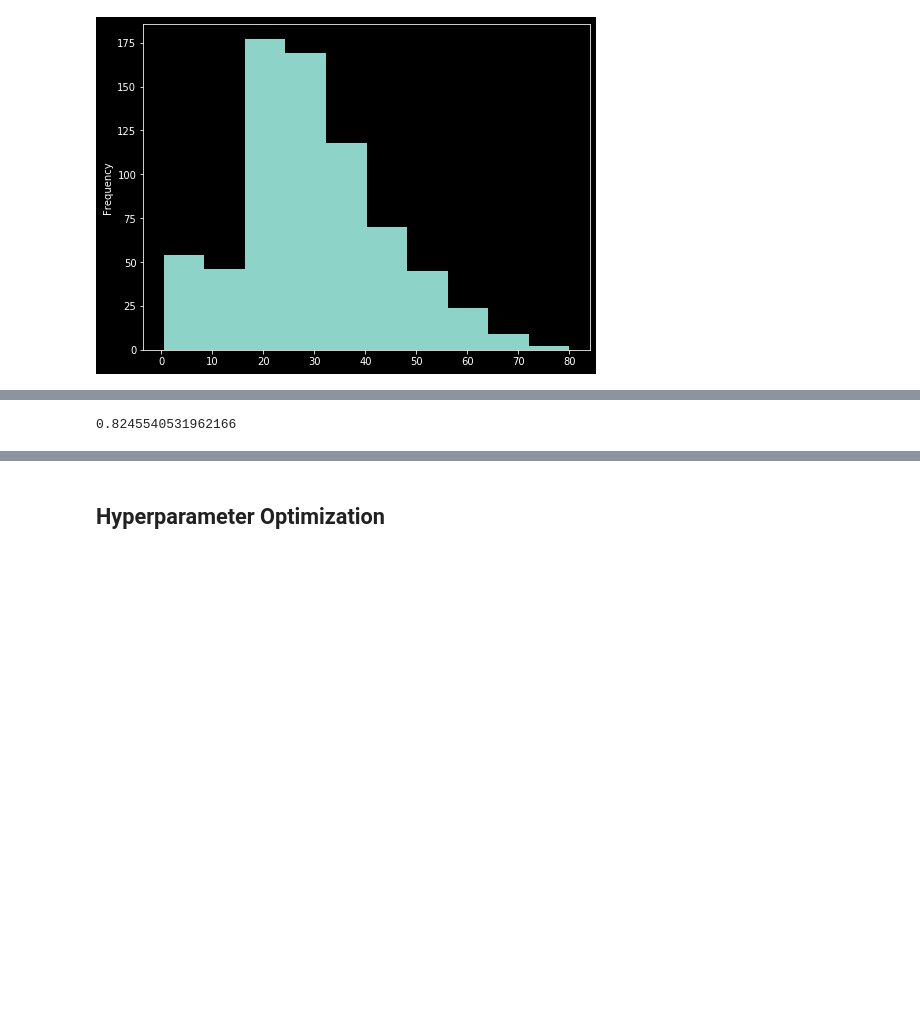
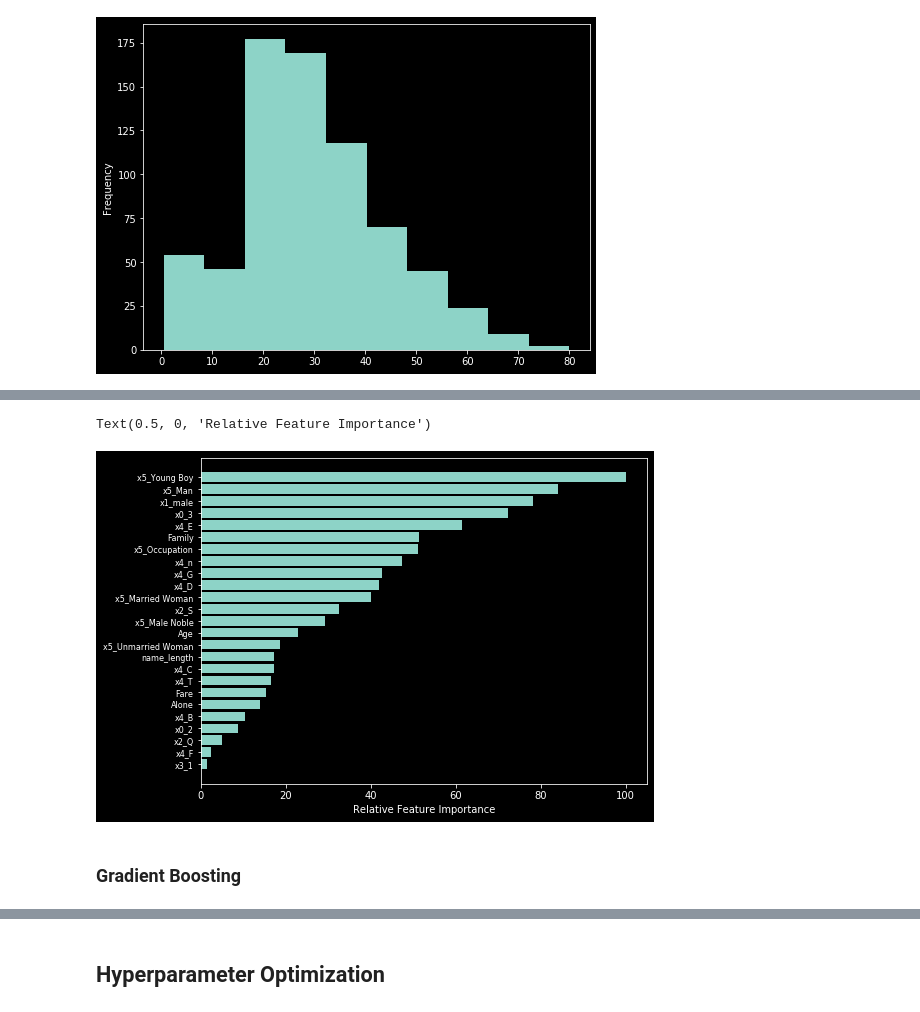
Before and after one commit to Huntsworth7/Titanic, a Jupyter notebook: Requisite Titanic Project.ipynb, the cells around one changed output, grey strips where cells are left out. Cells and saved outputs as stored; diff of their text form; code cells hidden in the pictures; blank space fills up the shorter version.

```diff
--- a/Requisite Titanic Project.ipynb
+++ b/Requisite Titanic Project.ipynb
@@ -526,6 +587,6 @@ traindf.head()
 from sklearn.preprocessing import StandardScaler
 scaler = StandardScaler()
 traindf_scaled = traindf.copy()
-traindf_scaled[['Age','SibSp', 'Parch', 'Fare', 'name_length']] = scaler.fit_transform(
-    traindf[['Age','SibSp', 'Parch', 'Fare', 'name_length']])
+traindf_scaled[['Age', 'Fare', 'name_length', 'Family']] = scaler.fit_transform(
+    traindf[['Age', 'Fare', 'name_length', 'Family']])
 # %%
@@ -551,5 +620,21 @@ print(cv.mean())
-# %%
-0.8245540531962166
-# %% [output]
-0.8245540531962166
+# %%
+lr = LogisticRegression()
+lr.fit(X_train, y_train)
+
+feature_importance = abs(lr.coef_[0])
+feature_importance = 100.0 * (feature_importance / feature_importance.max())
+sorted_idx = np.argsort(feature_importance)
+pos = np.arange(sorted_idx.shape[0]) + .5
+
+featfig = plt.figure()
+featax = featfig.add_subplot(1, 1, 1)
+featax.barh(pos, feature_importance[sorted_idx], align='center')
+featax.set_yticks(pos)
+featax.set_yticklabels(np.array(X_train.columns)[sorted_idx], fontsize=8)
+featax.set_xlabel('Relative Feature Importance')
+# %% [output]
+Text(0.5, 0, 'Relative Feature Importance')
+[figure, added]
+# %% [markdown]
+### Gradient Boosting
 # %%
```
Also changed, not shown: parts of 74 cells of this notebook, 4 other files.
